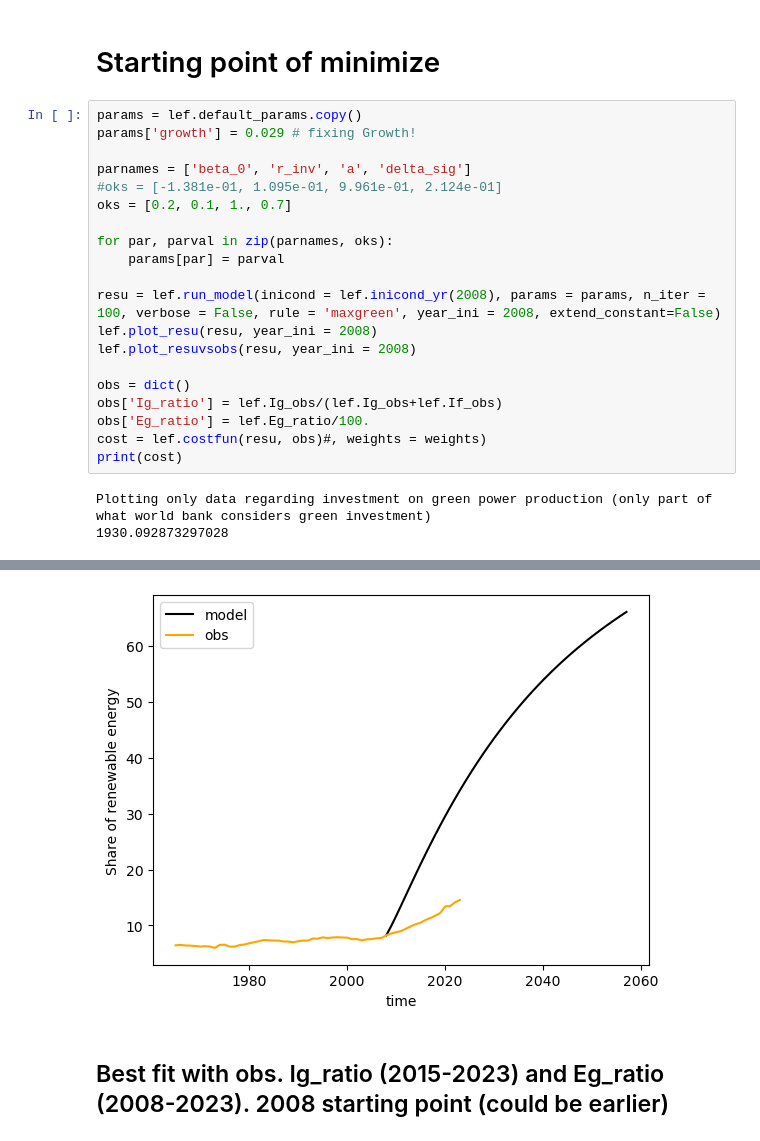
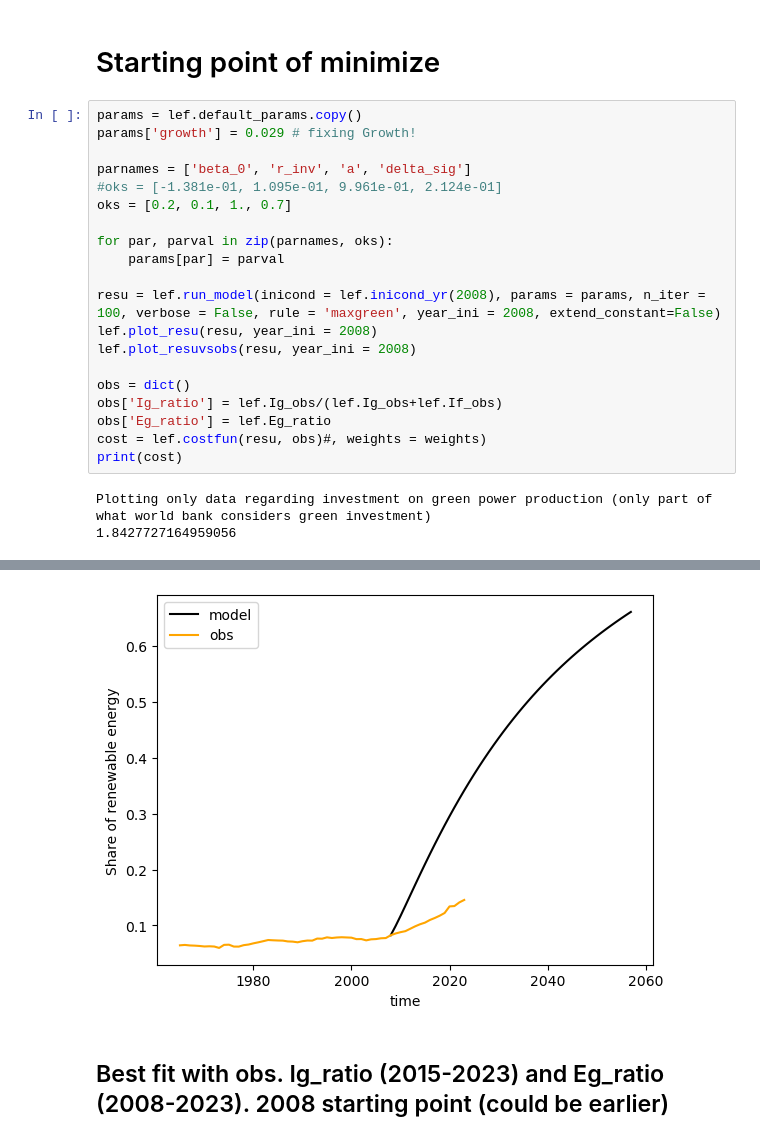
Before and after one commit to fedef17/Spectre, a Jupyter notebook: fit_growth_sens.ipynb, the cells around one changed output, grey strips where cells are left out. Drawn from its saved outputs; the diff is of its cells as text.

```diff
--- a/fit_growth_sens.ipynb
+++ b/fit_growth_sens.ipynb
@@ -42,30 +42,30 @@ Plotting only data regarding investment on green power production (only part of
 # %%
 params = lef.default_params.copy()
 params['growth'] = 0.029 # fixing Growth!
 
 parnames = ['beta_0', 'r_inv', 'a', 'delta_sig']
 #oks = [-1.381e-01, 1.095e-01, 9.961e-01, 2.124e-01]
 oks = [0.2, 0.1, 1., 0.7]
 
 for par, parval in zip(parnames, oks):
     params[par] = parval
 
 resu = lef.run_model(inicond = lef.inicond_yr(2008), params = params, n_iter = 100, verbose = False, rule = 'maxgreen', year_ini = 2008, extend_constant=False)
 lef.plot_resu(resu, year_ini = 2008)
 lef.plot_resuvsobs(resu, year_ini = 2008)
 
 obs = dict()
 obs['Ig_ratio'] = lef.Ig_obs/(lef.Ig_obs+lef.If_obs)
-obs['Eg_ratio'] = lef.Eg_ratio/100.
+obs['Eg_ratio'] = lef.Eg_ratio
 cost = lef.costfun(resu, obs)#, weights = weights)
 print(cost)
 # %% [output]
 Plotting only data regarding investment on green power production (only part of what world bank considers green investment)
-1930.092873297028
+1.8427727164959056
 [figure]
 [figure]
 [figure]
-[figure, old version]
+[figure, new version]
 # %% [markdown]
 ## Best fit with obs. Ig_ratio (2015-2023) and Eg_ratio (2008-2023). 2008 starting point (could be earlier)
 # %%
```
Also changed, not shown: parts of 5 cells of this notebook, 1 other file.
